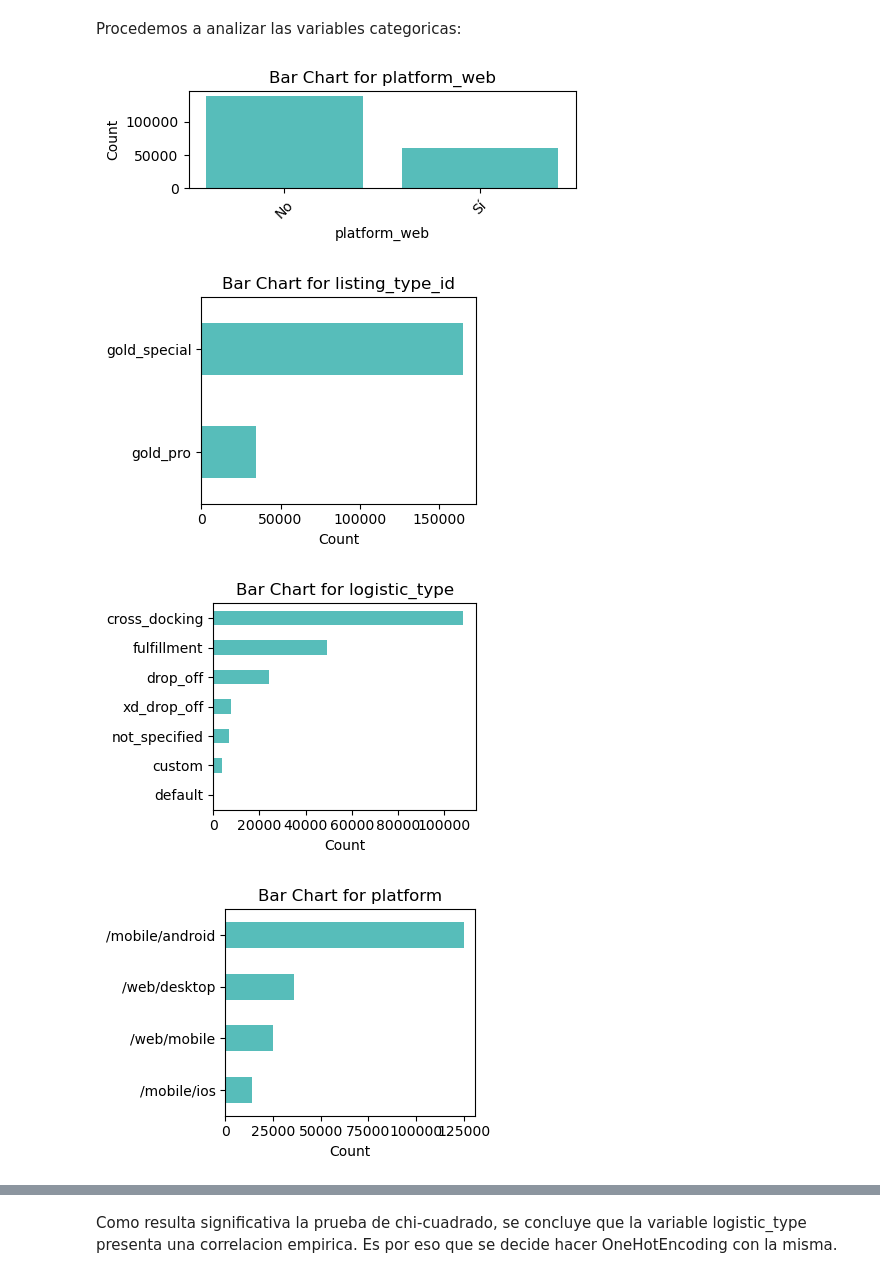
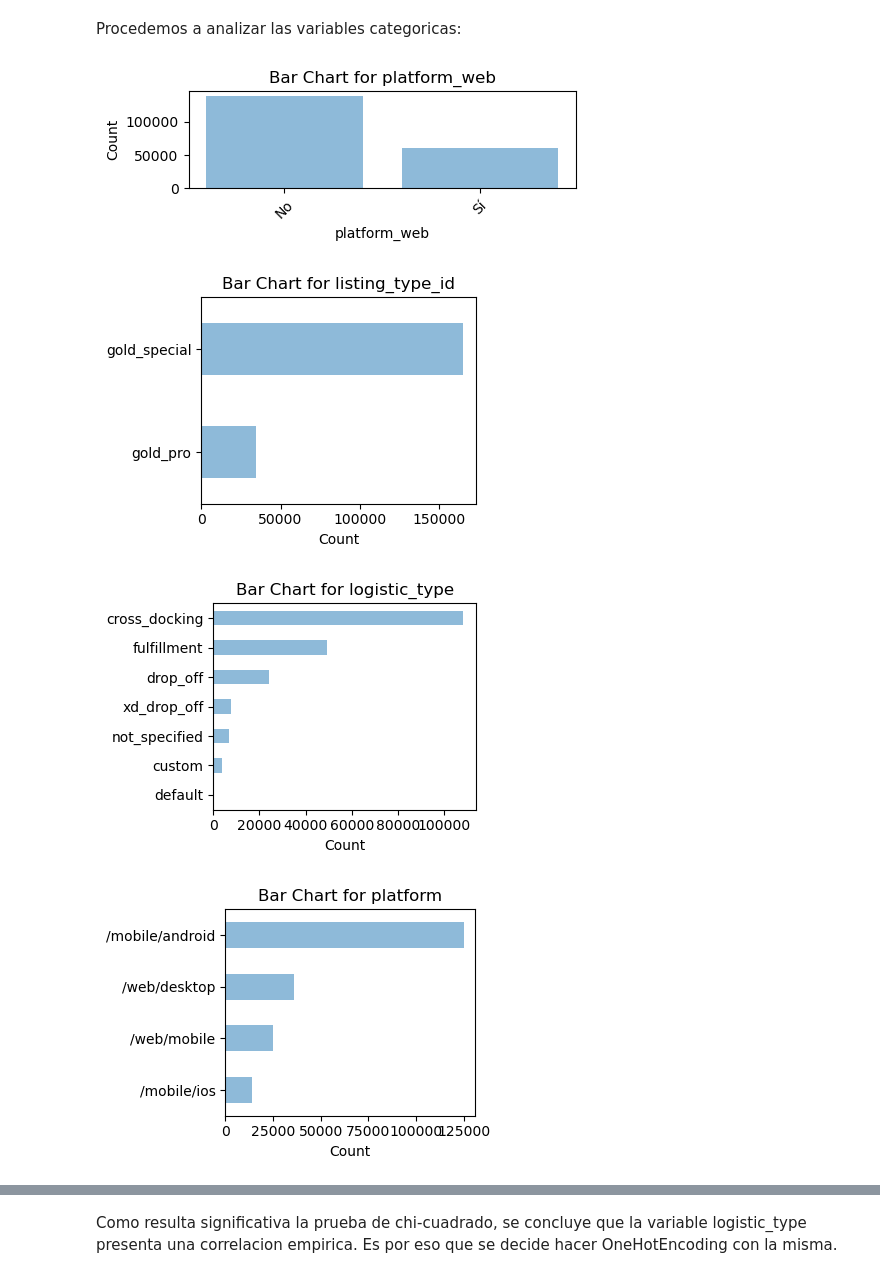
Before and after one commit to azulnogueraa/Prediccion_de_Conversion_IA, a Jupyter notebook: analisis.ipynb, the cells around one changed output, grey strips where cells are left out. Saved outputs shown, nothing was run; the diff lists cells and outputs as text; code cells hidden in the pictures.

```diff
--- a/analisis.ipynb
+++ b/analisis.ipynb
@@ -467,34 +508,34 @@ Procedemos a analizar las variables categoricas:
 # %%
 # Iterar a través de las columnas categóricas y crear un gráfico de barras para cada una
 for column in df_categoricas[['platform_web']]:
     categories = df_categoricas[column].value_counts().index
     values = df_categoricas[column].value_counts().values
 
 
     plt.figure(figsize=(5, 2))  # Tamaño del gráfico (opcional)
-    plt.bar(categories, values, color=['#57BDBA'])
+    plt.bar(categories, values, color=['#8ebad9'])
     plt.xlabel(column)
     plt.ylabel('Count')
     plt.title(f'Bar Chart for {column}')
     plt.xticks(rotation=45)  # Rotar etiquetas si son largas
     plt.xticks([0, 1], ['No', 'Sí'])
     plt.tight_layout()  # Ajustar el diseño
     plt.show()
 
 # Iterar a través de las columnas categóricas y crear un gráfico de barras para cada una
 for column in df_categoricas[["listing_type_id","logistic_type", "platform",'cat_warranty', 'is_pdp']]:
     # Cuenta la frecuencia de cada especie y ordena de mayor a menor
     frecuencia = df_categoricas[column].value_counts().sort_values(ascending=True)
 
     # Crea un gráfico de barras horizontal
     plt.figure(figsize=(4, 3))  # Ajusta el tamaño si es necesario
-    frecuencia.plot(kind='barh', color=['#57BDBA'])  # Usa 'barh' para gráfico de barras horizontal
+    frecuencia.plot(kind='barh', color=['#8ebad9'])  # Usa 'barh' para gráfico de barras horizontal
     plt.xlabel('Count')
     plt.title(f'Bar Chart for {column}')
     plt.tight_layout()
     plt.show()
 # %% [output]
-[figure, old version]
+[figure, new version]
-[figure, old version]
+[figure, new version]
-[figure, old version]
+[figure, new version]
-[figure, old version]
+[figure, new version]
```
Also changed, not shown: parts of 51 cells of this notebook, 6 other files.
